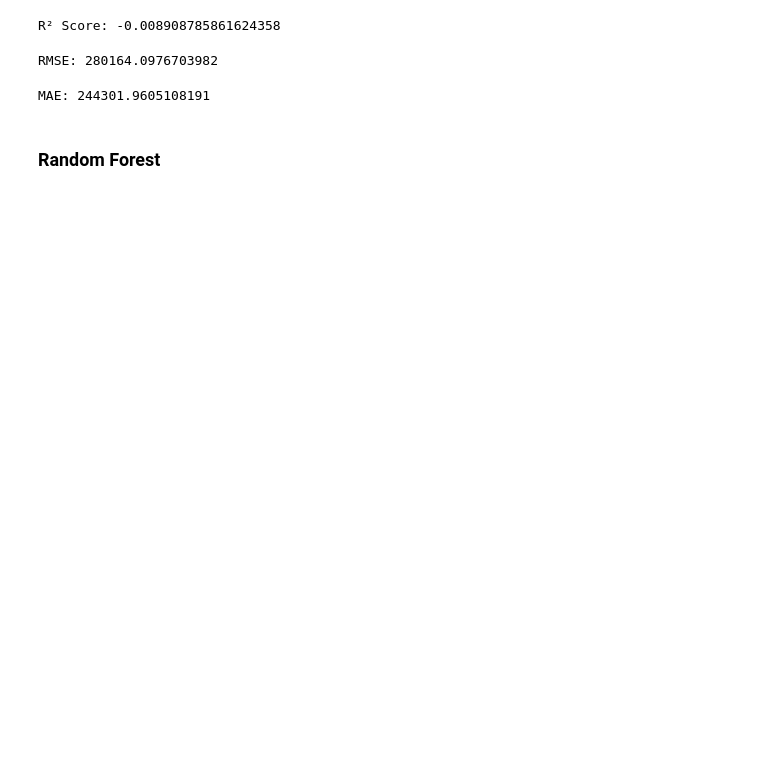
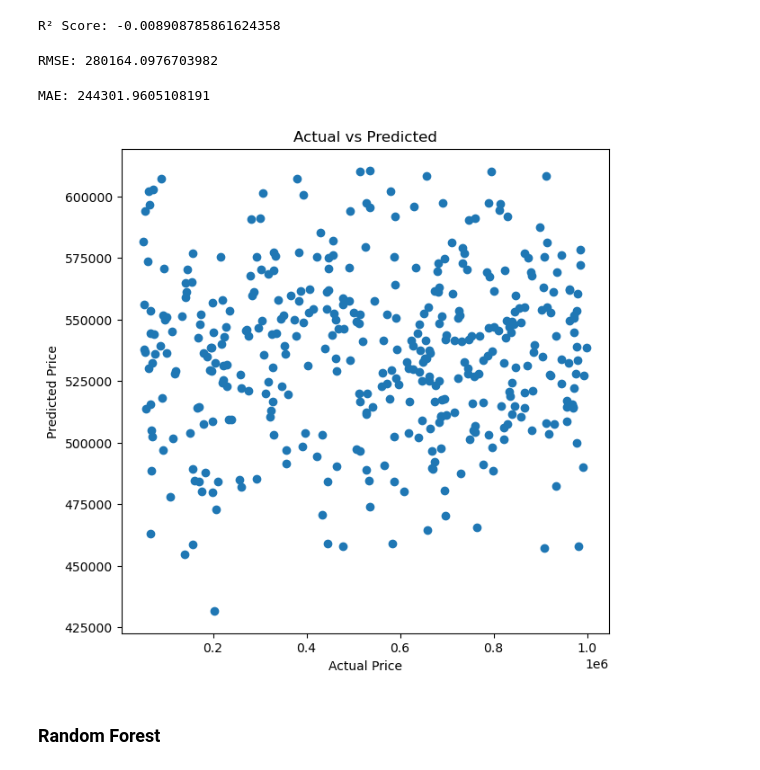
Before and after one commit to atika94/House-Price-Prediction, a Jupyter notebook: House Price Prediction.ipynb, the cells around one changed output. Saved outputs shown, nothing was run; the diff lists cells and outputs as text; code cells hidden in the pictures; blank space fills up the shorter version.

```diff
--- a/House Price Prediction.ipynb
+++ b/House Price Prediction.ipynb
@@ -207,6 +208,21 @@ RMSE: 280164.0976703982
 print("MAE:", mean_absolute_error(y_test, y_pred_lr))
 # %% [output]
 MAE: 244301.9605108191
+# %%
+#For Linear Regression:
+#If points lie near the diagonal, your model is doing well.
+plt.figure(figsize=(7,7))
+
+plt.scatter(y_test,y_pred_lr)
+
+plt.xlabel("Actual Price")
+plt.ylabel("Predicted Price")
+
+plt.title("Actual vs Predicted")
+
+plt.show()
+# %% [output]
+[figure, added]
 # %% [markdown]
 ### Random Forest
 # %%
```
Also changed, not shown: parts of 17 cells of this notebook, 5 other files.
